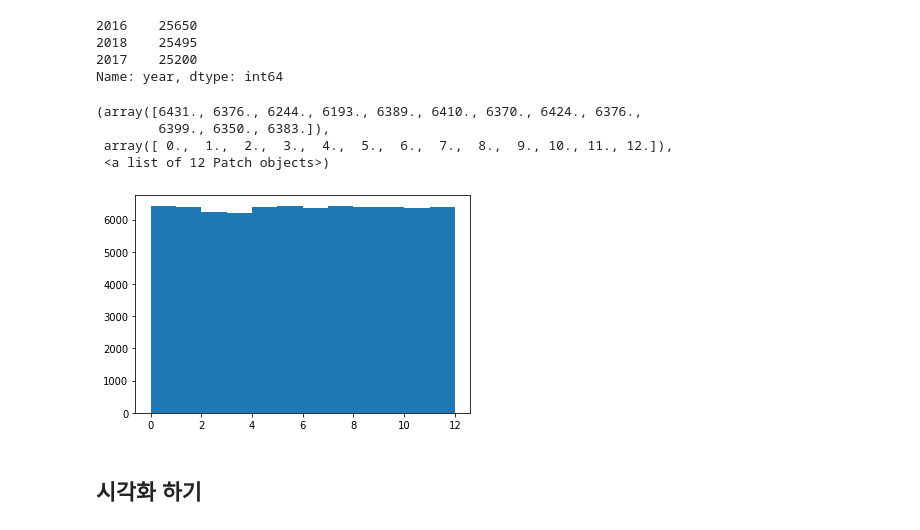
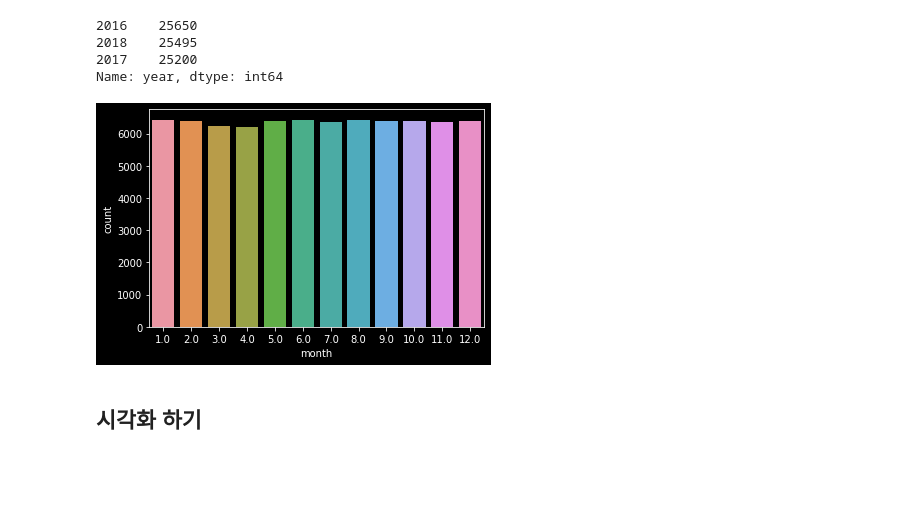
Before and after one commit to deagwon97/dacon-satellite-precipitation, a Jupyter notebook: Dacon_satellite_EDA.ipynb, the cells around one changed output. Drawn from its saved outputs; the diff is of its cells as text; code cells hidden in the pictures; blank space fills up the shorter version.

```diff
--- a/Dacon_satellite_EDA.ipynb
+++ b/Dacon_satellite_EDA.ipynb
@@ -107,8 +129,0 @@ train_orbit.month = train_orbit.month.astype('int16')
-# %%
-plt.hist(train_orbit.month, bins = 12)
-# %% [output]
-(array([6431., 6376., 6244., 6193., 6389., 6410., 6370., 6424., 6376.,
-        6399., 6350., 6383.]),
- array([ 0.,  1.,  2.,  3.,  4.,  5.,  6.,  7.,  8.,  9., 10., 11., 12.]),
- <a list of 12 Patch objects>)
-[figure, removed]
@@ -117,3 +130,8 @@ train_orbit.month.value_counts()
+# %%
+sns.countplot(train_orbit.month)
+plt.show()
+# %% [output]
+[figure, added]
 # %% [markdown]
 ## 시각화 하기
 # %%
```
Also changed, not shown: parts of 22 cells of this notebook.
